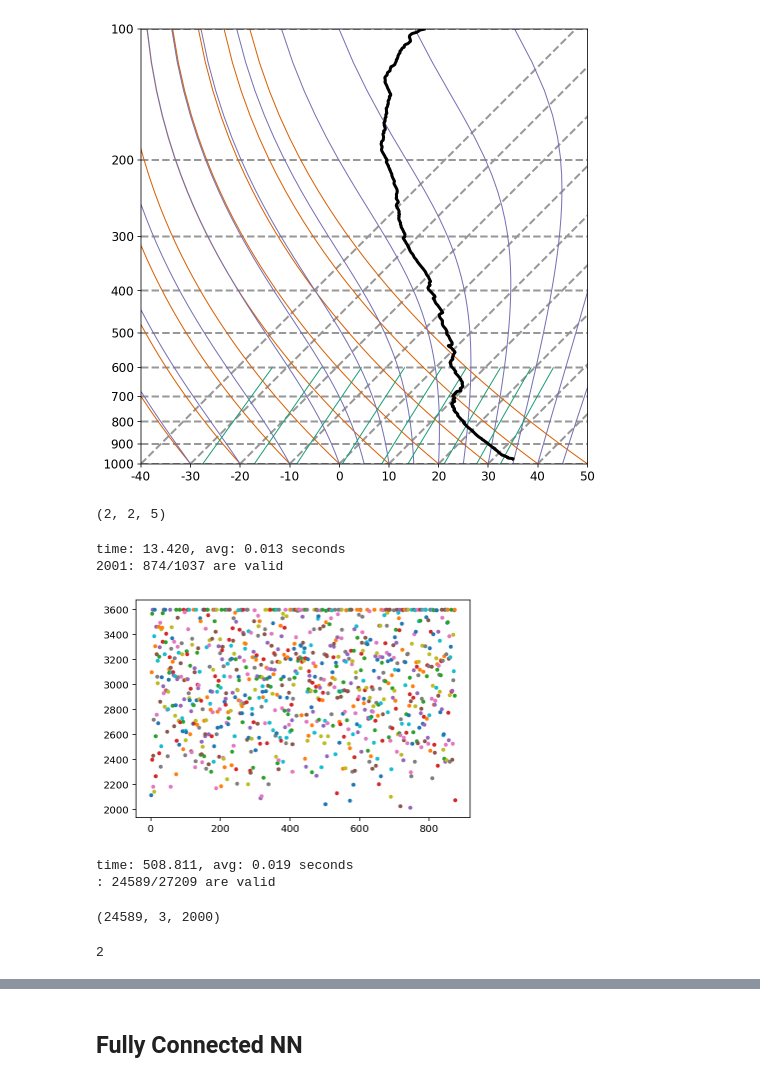
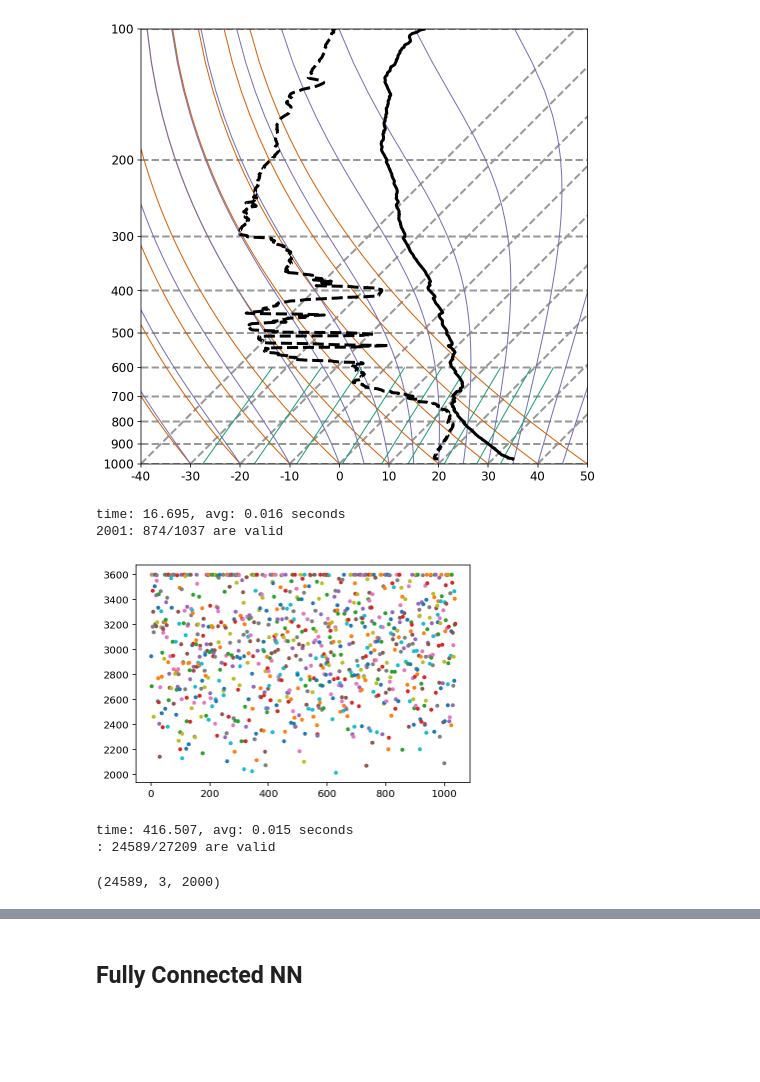
Before and after one commit to stockeh/cira-ml-soundings, a Jupyter notebook: notebooks/arm-sgp-lamont-ok.ipynb, the cells around one changed output, grey strips where cells are left out. Saved outputs shown, nothing was run; the diff lists cells and outputs as text; code cells hidden in the pictures; blank space fills up the shorter version.

```diff
--- a/notebooks/arm-sgp-lamont-ok.ipynb
+++ b/notebooks/arm-sgp-lamont-ok.ipynb
@@ -3,6 +3,7 @@ import matplotlib.pyplot as plt
 import numpy as np
 import tensorflow as tf
 from glob import glob
+import os
 from os.path import join
 import xarray as xr
 
@@ -29,4 +30,5 @@ from ipywidgets import FloatProgress
 %load_ext autoreload
 %autoreload 2
 
-vol = '/Users/stock/Development/research/soundings/data/raobs/arm-sgp/'
+vol = '/s/chopin/l/grad/stock/data/soundings/raobs/arm-sgp/'
+# vol = '/Users/stock/Development/research/soundings/data/raobs/arm-sgp/'
@@ -66,13 +50,7 @@ sounding_dict_for_metpy[radiosonde_utils.DEWPOINT_COLUMN_KEY] = td
 radiosonde_plotting.plot_sounding(sounding_dict_for_metpy)
 plt.show()
 # %% [output]
-[figure, old version]
+[figure, new version]
-# %%
-a = np.expand_dims(np.random.randint(0, 10, (2, 5)), axis=0)
-b = np.expand_dims(np.random.randint(0, 10, (2, 5)), axis=0)
-np.concatenate((a, b)).shape
-# %% [output]
-(2, 2, 5)
 # %%
 SONDE_PROFILE_DIMS = 2000
 PRESSURE = 0
@@ -89,22 +67,22 @@ def valid_raob(xar):
 # %%
 for year in range(2001, 2002): # 2021
     files = np.array(glob(join(vol, str(year), f'sgpsondewnpnC1.b1.*.cdf')))
     is_valid = np.ones(files.size, dtype=bool)
     s = time.time()
     for i, f in enumerate(files):
         xar = xr.open_dataset(f)
         if valid_raob(xar):
-            plt.plot(valid, xar.pres.values.size, '.')
+            plt.plot(i, xar.pres.values.size, '.')
         else:
             is_valid[i] = False
         xar.close()
     e = time.time() - s
     print(f'time: {e:.3f}, avg: {e/files.size:.3f} seconds')
     print(f'{year}: {np.where(is_valid == True)[0].size}/{files.size} are valid')
 # %% [output]
-time: 13.420, avg: 0.013 seconds
+time: 16.695, avg: 0.016 seconds
 2001: 874/1037 are valid
-[figure, old version]
+[figure, new version]
 # %%
 files = np.array(glob(join(vol, '*/sgpsondewnpnC1.b1.*.cdf')))
 
@@ -130,5 +108,5 @@ profiles = profiles[np.where(is_valid)[0]]
 print(f'time: {e:.3f}, avg: {e/files.size:.3f} seconds')
 print(f': {np.where(is_valid == True)[0].size}/{files.size} are valid')
 # %% [output]
-time: 508.811, avg: 0.019 seconds
+time: 416.507, avg: 0.015 seconds
 : 24589/27209 are valid
@@ -136,9 +118,5 @@ time: 508.811, avg: 0.019 seconds
 profiles.shape
 # %% [output]
 (24589, 3, 2000)
-# %%
-len(Xtest.shape)
-# %% [output]
-2
 # %%
 def plot_results(nnet, X, T, index=0):
```
Also changed, not shown: parts of 28 cells of this notebook, 3 other files.
